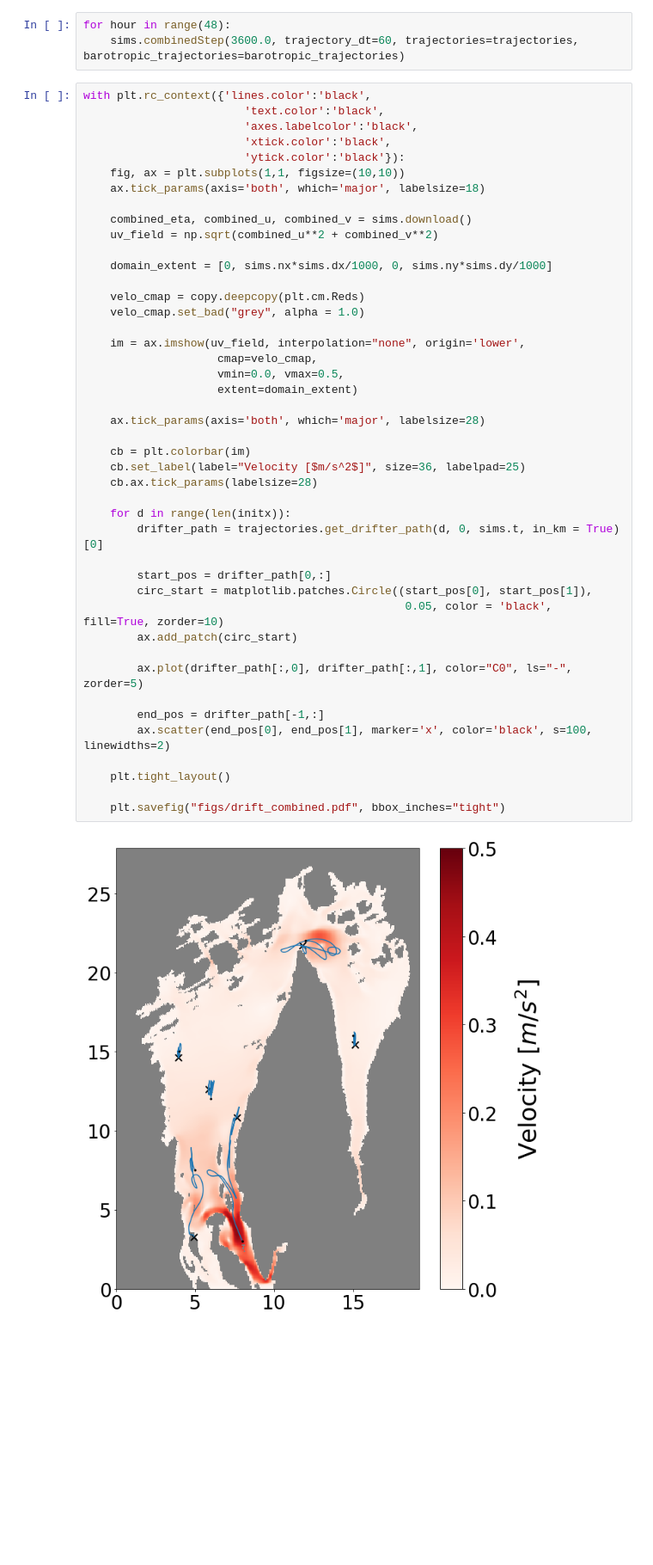
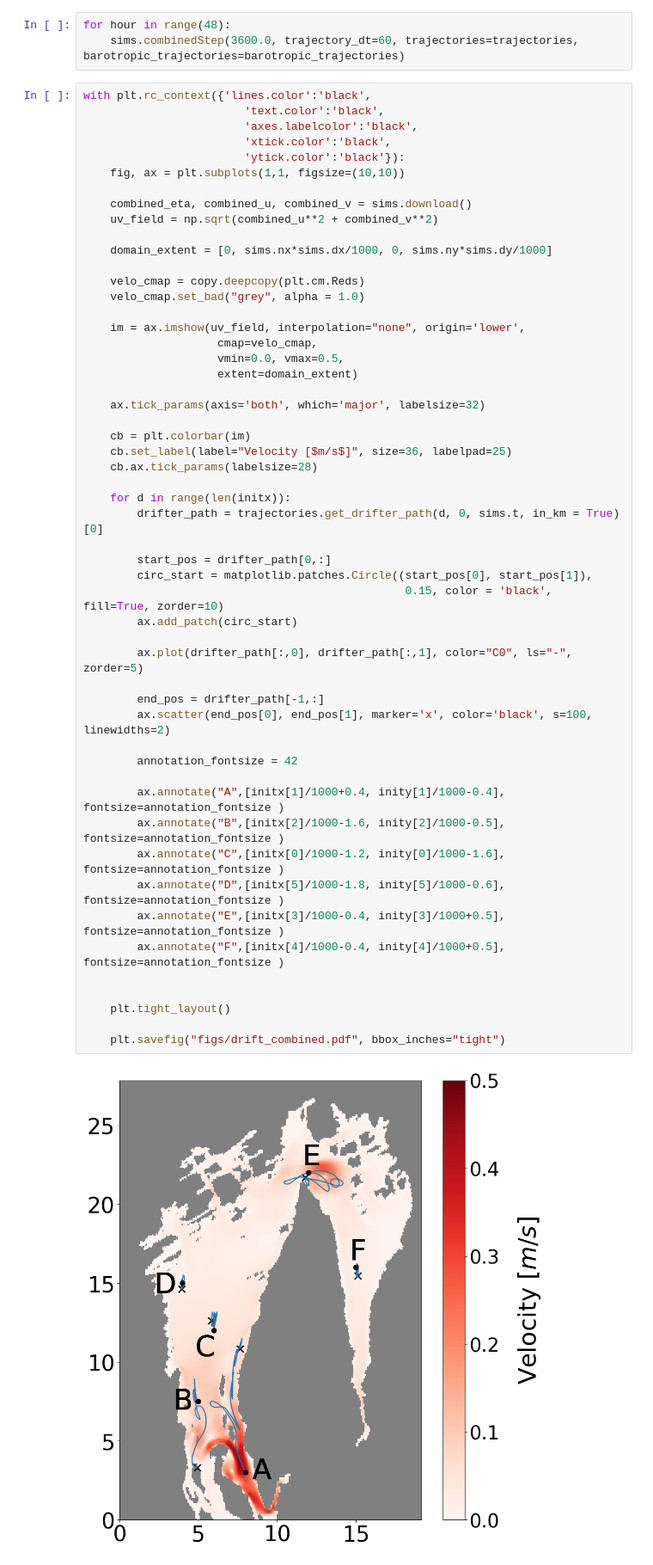
Before and after one commit to sintefmath/reduced-gravity-ocean-model, a Jupyter notebook: notebooks/Oslofjord/Oslofjord-StaalstromParameters.ipynb, the cells around one changed output. Shown at 86% size. Saved outputs shown, nothing was run; the diff lists cells and outputs as text; blank space fills up the shorter version.

Commit message:
New Oslofjord figs as reviewer wishes labelling in all plots

```diff
--- a/notebooks/Oslofjord/Oslofjord-StaalstromParameters.ipynb
+++ b/notebooks/Oslofjord/Oslofjord-StaalstromParameters.ipynb
@@ -531,7 +531,6 @@ with plt.rc_context({'lines.color':'black',
                         'xtick.color':'black',
                         'ytick.color':'black'}):
     fig, ax = plt.subplots(1,1, figsize=(10,10))
-    ax.tick_params(axis='both', which='major', labelsize=18)
 
     combined_eta, combined_u, combined_v = sims.download()
     uv_field = np.sqrt(combined_u**2 + combined_v**2)
@@ -539,37 +538,47 @@ with plt.rc_context({'lines.color':'black',
     domain_extent = [0, sims.nx*sims.dx/1000, 0, sims.ny*sims.dy/1000]
 
     velo_cmap = copy.deepcopy(plt.cm.Reds)
     velo_cmap.set_bad("grey", alpha = 1.0)
 
     im = ax.imshow(uv_field, interpolation="none", origin='lower',
                     cmap=velo_cmap,
                     vmin=0.0, vmax=0.5,
                     extent=domain_extent)
 
-    ax.tick_params(axis='both', which='major', labelsize=28)
+    ax.tick_params(axis='both', which='major', labelsize=32)
 
     cb = plt.colorbar(im)
-    cb.set_label(label="Velocity [$m/s^2$]", size=36, labelpad=25)
+    cb.set_label(label="Velocity [$m/s$]", size=36, labelpad=25)
     cb.ax.tick_params(labelsize=28)
 
     for d in range(len(initx)):
         drifter_path = trajectories.get_drifter_path(d, 0, sims.t, in_km = True)[0]
 
         start_pos = drifter_path[0,:]
         circ_start = matplotlib.patches.Circle((start_pos[0], start_pos[1]),
-                                                0.05, color = 'black', fill=True, zorder=10)
+                                                0.15, color = 'black', fill=True, zorder=10)
         ax.add_patch(circ_start)
 
         ax.plot(drifter_path[:,0], drifter_path[:,1], color="C0", ls="-", zorder=5)
 
         end_pos = drifter_path[-1,:]
         ax.scatter(end_pos[0], end_pos[1], marker='x', color='black', s=100, linewidths=2)
 
+        annotation_fontsize = 42
+
+        ax.annotate("A",[initx[1]/1000+0.4, inity[1]/1000-0.4], fontsize=annotation_fontsize )
+        ax.annotate("B",[initx[2]/1000-1.6, inity[2]/1000-0.5], fontsize=annotation_fontsize )
+        ax.annotate("C",[initx[0]/1000-1.2, inity[0]/1000-1.6], fontsize=annotation_fontsize )
+        ax.annotate("D",[initx[5]/1000-1.8, inity[5]/1000-0.6], fontsize=annotation_fontsize )
+        ax.annotate("E",[initx[3]/1000-0.4, inity[3]/1000+0.5], fontsize=annotation_fontsize )
+        ax.annotate("F",[initx[4]/1000-0.4, inity[4]/1000+0.5], fontsize=annotation_fontsize )
+
+
     plt.tight_layout()
 
     plt.savefig("figs/drift_combined.pdf", bbox_inches="tight")
 # %% [output]
-[figure, old version]
+[figure, new version]
 # %%
 with plt.rc_context({'lines.color':'black',
                         'text.color':'black',
```
Also changed, not shown: parts of 6 cells of this notebook, 1 other file.
